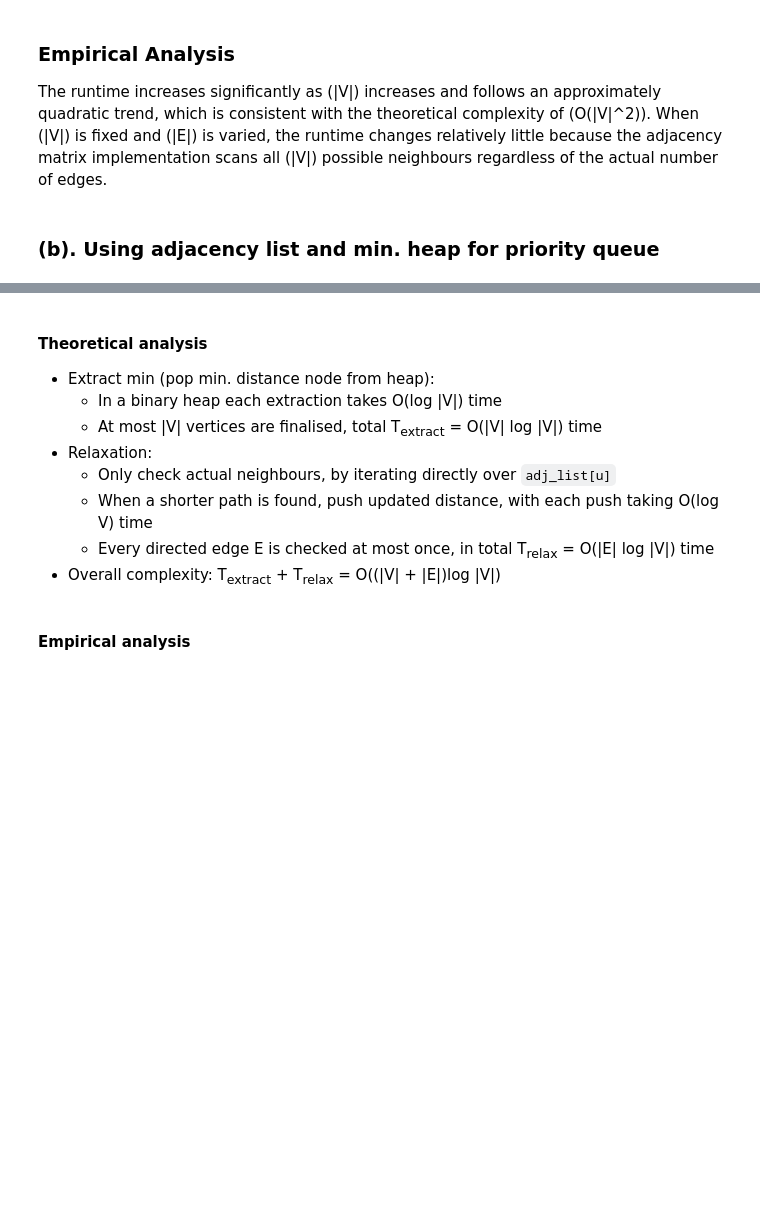
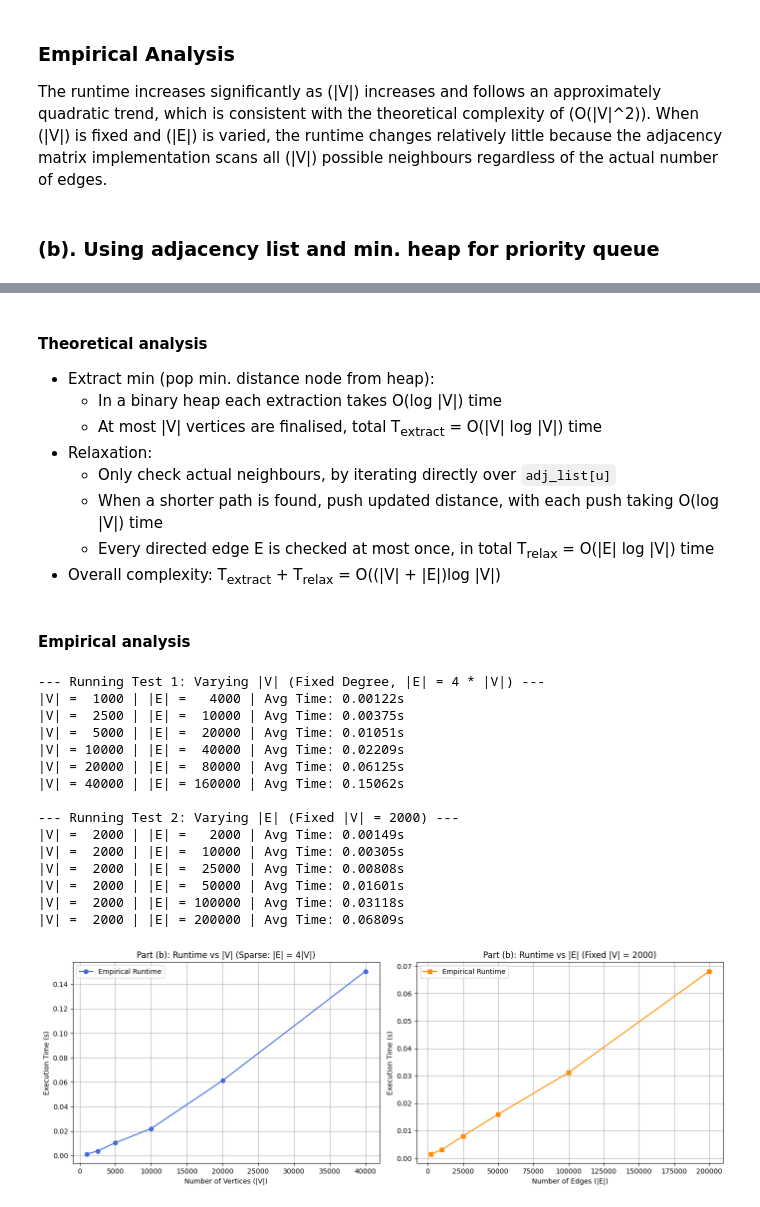
Before and after one commit to trbpook/ADA-Lab2, a Jupyter notebook: sc2001_project2.ipynb, the cells around one changed output, grey strips where cells are left out. Drawn from its saved outputs; the diff is of its cells as text; code cells hidden in the pictures; blank space fills up the shorter version.

```diff
--- a/sc2001_project2.ipynb
+++ b/sc2001_project2.ipynb
@@ -202,7 +203,7 @@ def dijkstra_heap(adj_list, source):
 	- At most |V| vertices are finalised, total T<sub>extract</sub> = O(|V| log |V|) time
 - Relaxation:
 	- Only check actual neighbours, by iterating directly over `adj_list[u]`
-	- When a shorter path is found, push updated distance, with each push taking O(log V) time
+	- When a shorter path is found, push updated distance, with each push taking O(log |V|) time
 	- Every directed edge E is checked at most once, in total T<sub>relax</sub> = O(|E| log |V|) time
 - Overall complexity: T<sub>extract</sub> + T<sub>relax</sub> = O((|V| + |E|)log |V|)
 # %% [markdown]
@@ -212,20 +213,20 @@ import time
 import random
 import matplotlib.pyplot as plt
 
-from dijkstra_b import dijkstra_heap
+# from dijkstra_b import dijkstra_heap
 
 def generate_random_adj_list(num_v, num_e):
     adj_list = [[] for _ in range(num_v)]
     edges_added = set()
 
-    # Pre-populate edges to ensure connectivity (spanning tree structure)
+    # pre-populate edges to ensure connectivity (spanning tree structure)
     for i in range(1, num_v):
         parent = random.randint(0, i - 1)
         weight = random.randint(1, 100)
         adj_list[parent].append((i, weight))
         edges_added.add((parent, i))
 
-    # Add the remaining edges randomly
+    # add the remaining edges randomly
     while len(edges_added) < num_e:
         u = random.randint(0, num_v - 1)
         v = random.randint(0, num_v - 1)
@@ -237,7 +238,7 @@ def generate_random_adj_list(num_v, num_e):
     return adj_list
 
 
-def benchmark_part_b(trials=3):
+def benchmark_part_b(trials=5):
     print("--- Running Test 1: Varying |V| (Fixed Degree, |E| = 4 * |V|) ---")
     v_sizes = [1000, 2500, 5000, 10000, 20000, 40000]
     v_times = []
@@ -257,7 +258,7 @@ def benchmark_part_b(trials=3):
 
     print("\n--- Running Test 2: Varying |E| (Fixed |V| = 2000) ---")
     fixed_v = 2000
-    # From sparse (~2k edges) up to dense (~200k edges)
+    # from sparse (~2k edges) up to dense (~200k edges)
     e_sizes = [2000, 10000, 25000, 50000, 100000, 200000]
     e_times = []
 
@@ -268,33 +269,50 @@ def benchmark_part_b(trials=3):
             start = time.perf_counter()
             dijkstra_heap(graph, source=0)
             trial_runtimes.append(time.perf_counter() - start)
 
         avg_time = sum(trial_runtimes) / trials
         e_times.append(avg_time)
         print(f"|V| = {fixed_v:5d} | |E| = {e:6d} | Avg Time: {avg_time:.5f}s")
 
-    # Plotting the results
+    # plotting the results
     fig, (ax1, ax2) = plt.subplots(1, 2, figsize=(14, 5))
 
-    # Plot 1: Varying |V|
+    # plot 1: Varying |V| while keeping |E| proportional
     ax1.plot(v_sizes, v_times, marker='o', color='royalblue', label='Empirical Runtime')
     ax1.set_title("Part (b): Runtime vs |V| (Sparse: |E| = 4|V|)")
     ax1.set_xlabel("Number of Vertices (|V|)")
     ax1.set_ylabel("Execution Time (s)")
     ax1.grid(True)
     ax1.legend()
 
-    # Plot 2: Varying |E|
+    # plot 2: Varying |E| while holding |V| constant
     ax2.plot(e_sizes, e_times, marker='s', color='darkorange', label='Empirical Runtime')
     ax2.set_title("Part (b): Runtime vs |E| (Fixed |V| = 2000)")
     ax2.set_xlabel("Number of Edges (|E|)")
     ax2.set_ylabel("Execution Time (s)")
     ax2.grid(True)
     ax2.legend()
 
     plt.tight_layout()
     plt.show()
 
 
 if __name__ == "__main__":
     benchmark_part_b()
+# %% [output]
+--- Running Test 1: Varying |V| (Fixed Degree, |E| = 4 * |V|) ---
+|V| =  1000 | |E| =   4000 | Avg Time: 0.00122s
+|V| =  2500 | |E| =  10000 | Avg Time: 0.00375s
+|V| =  5000 | |E| =  20000 | Avg Time: 0.01051s
+|V| = 10000 | |E| =  40000 | Avg Time: 0.02209s
+|V| = 20000 | |E| =  80000 | Avg Time: 0.06125s
+|V| = 40000 | |E| = 160000 | Avg Time: 0.15062s
+
+--- Running Test 2: Varying |E| (Fixed |V| = 2000) ---
+|V| =  2000 | |E| =   2000 | Avg Time: 0.00149s
+|V| =  2000 | |E| =  10000 | Avg Time: 0.00305s
+|V| =  2000 | |E| =  25000 | Avg Time: 0.00808s
+|V| =  2000 | |E| =  50000 | Avg Time: 0.01601s
+|V| =  2000 | |E| = 100000 | Avg Time: 0.03118s
+|V| =  2000 | |E| = 200000 | Avg Time: 0.06809s
+[figure, added]
```
Also changed, not shown: parts of 2 cells of this notebook.
